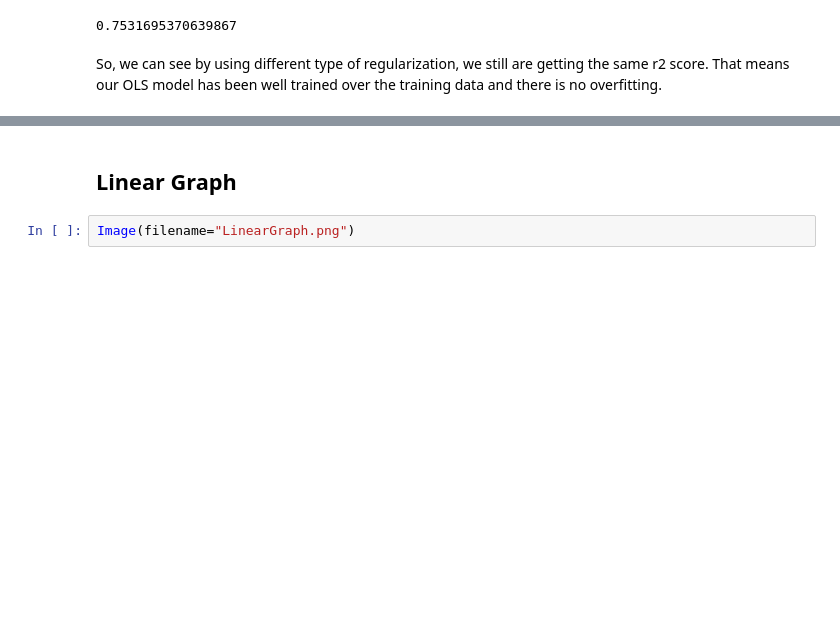
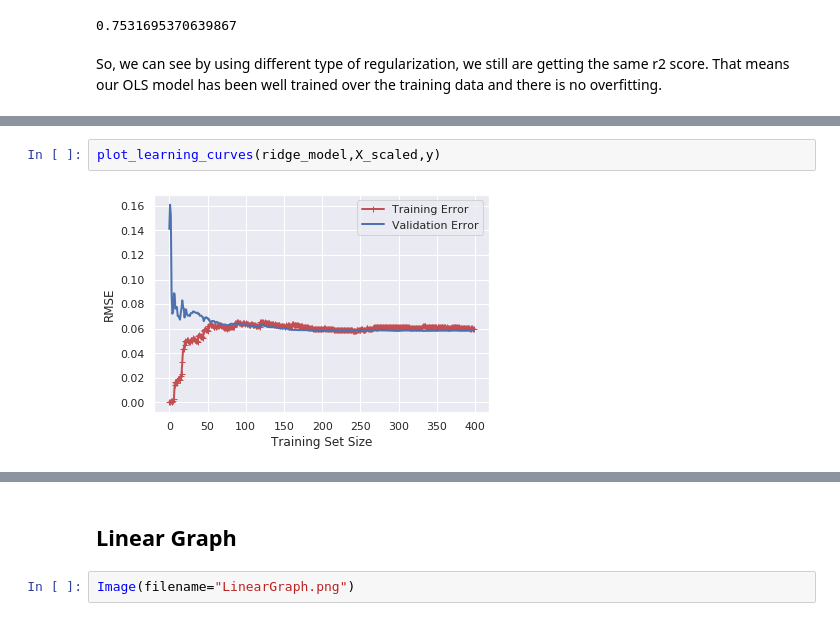
Before and after one commit to plaban1981/INEURON, a Jupyter notebook: Linear_Regression.ipynb, the cells around one changed output, grey strips where cells are left out. Cells and saved outputs as stored; diff of their text form; blank space fills up the shorter version.

```diff
--- a/Linear_Regression.ipynb
+++ b/Linear_Regression.ipynb
@@ -1204,0 +1233,4 @@ So, we can see by using different type of regularization, we still are getting t
+# %%
+plot_learning_curves(ridge_model,X_scaled,y)
+# %% [output]
+[figure, added]
```
Also changed, not shown: parts of 34 cells of this notebook.
